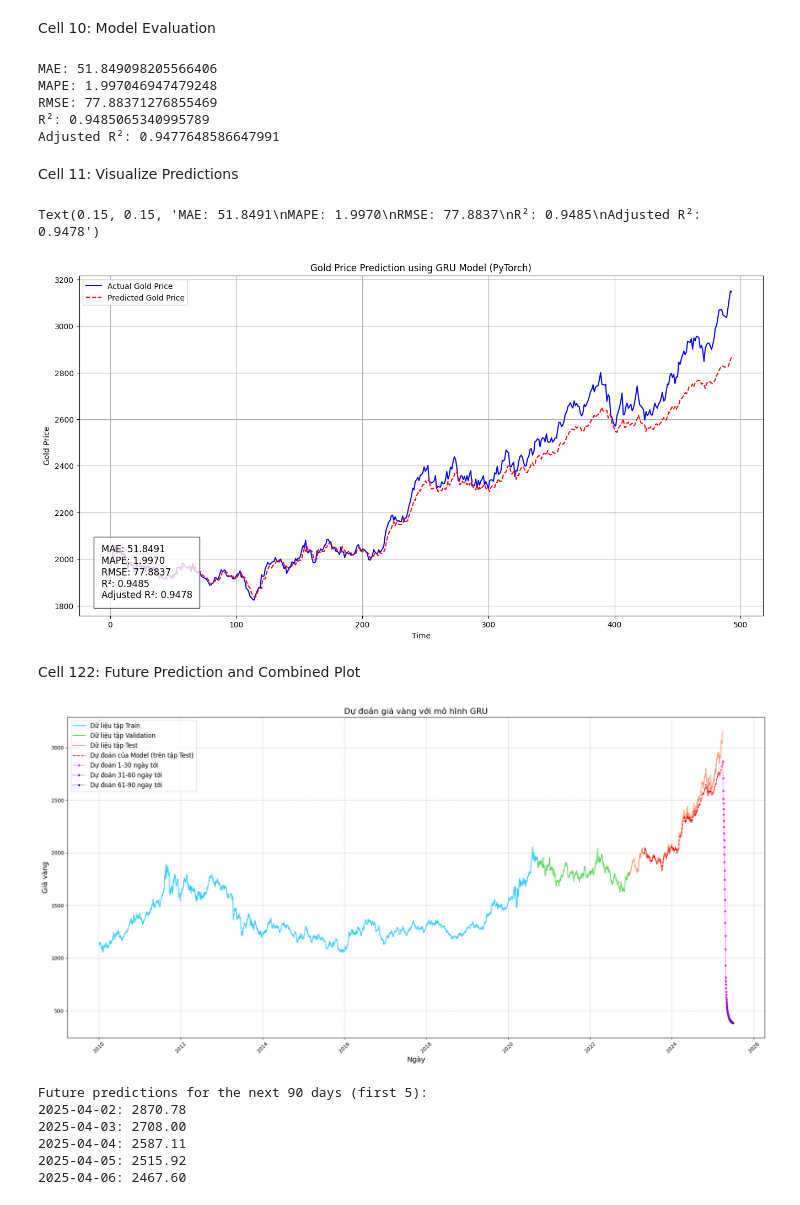
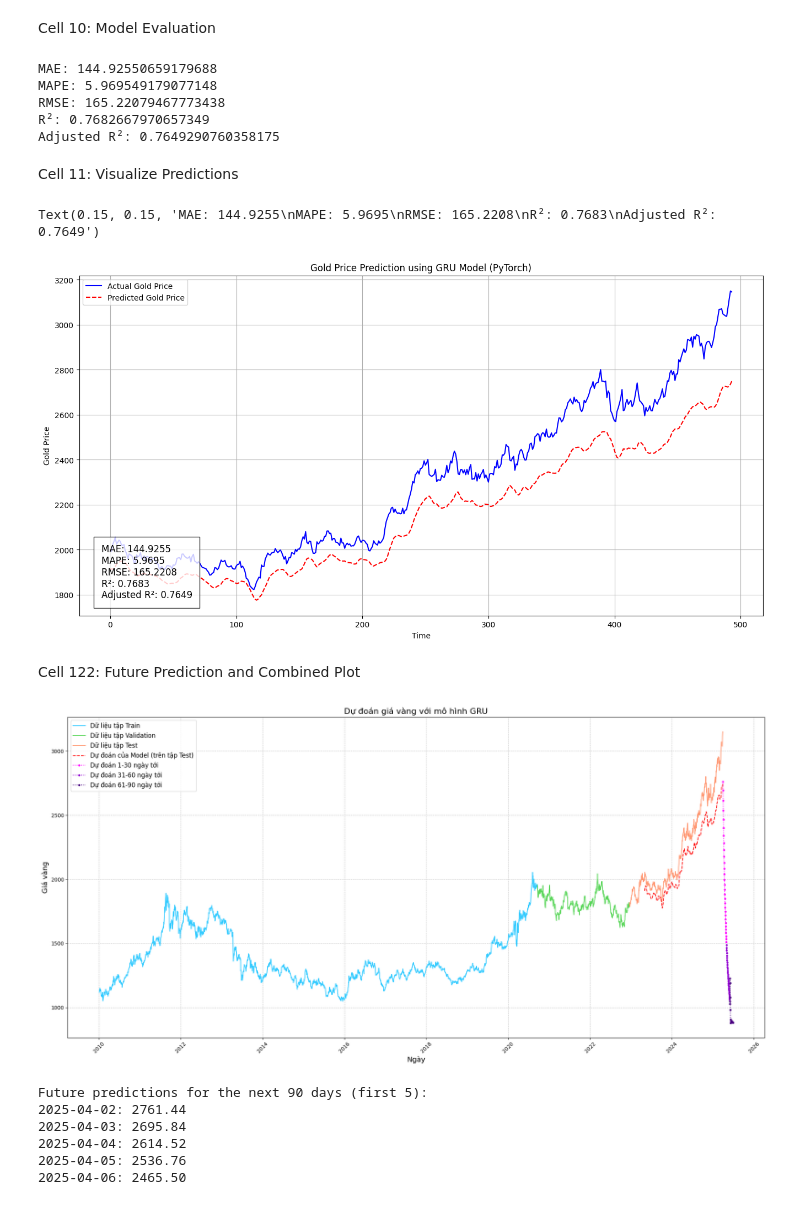
Before and after one commit to wienquyenn/IS403.P23-Gold, a Jupyter notebook: Notebooks/Models/GRU/GRU_GOLD_70_15_15.ipynb, the cells around one changed output. Drawn from its saved outputs; the diff is of its cells as text; code cells hidden in the pictures.

```diff
--- a/Notebooks/Models/GRU/GRU_GOLD_70_15_15.ipynb
+++ b/Notebooks/Models/GRU/GRU_GOLD_70_15_15.ipynb
@@ -216,10 +216,10 @@ val_dataset = TimeSeriesDataset(X_val_seq, y_val_seq)
 test_dataset = TimeSeriesDataset(X_test_seq, y_test_seq)
 
 # Create data loaders
-batch_size = 32
-train_loader = DataLoader(train_dataset, batch_size=batch_size, shuffle=True)
-val_loader = DataLoader(val_dataset, batch_size=batch_size)
-test_loader = DataLoader(test_dataset, batch_size=batch_size)
+batch_size = 128
+train_loader = DataLoader(train_dataset, batch_size=batch_size, shuffle=False)
+val_loader = DataLoader(val_dataset, batch_size=batch_size, shuffle=False)
+test_loader = DataLoader(test_dataset, batch_size=batch_size, shuffle=False)
 # %% [markdown]
 Cell 7: Build GRU Model with PyTorch
 # %%
@@ -269,10 +269,10 @@ class GRUModel(nn.Module):
 
 # Set model parameters
 input_dim = X_train_scaled.shape[1]  # Number of features
-hidden_dim = 64  # Hidden layer dimension
-layer_dim = 2  # Number of GRU layers
+hidden_dim = 256  # Hidden layer dimension
+layer_dim = 4  # Number of GRU layers
 output_dim = 1  # Output dimension (predicting gold price)
-dropout_prob = 0.2  # Dropout probability
+dropout_prob = 0.3 # Dropout probability
 
 # Create the model
 model = GRUModel(input_dim, hidden_dim, layer_dim, output_dim, dropout_prob)
@@ -516,11 +516,11 @@ metrics = calculate_metrics(y_test_actual, test_predictions, n, p)
 for metric_name, metric_value in metrics.items():
     print(f"{metric_name}: {metric_value}")
 # %% [output]
-MAE: 51.849098205566406
-MAPE: 1.997046947479248
-RMSE: 77.88371276855469
-R²: 0.9485065340995789
-Adjusted R²: 0.9477648586647991
+MAE: 144.92550659179688
+MAPE: 5.969549179077148
+RMSE: 165.22079467773438
+R²: 0.7682667970657349
+Adjusted R²: 0.7649290760358175
 # %% [markdown]
 Cell 11: Visualize Predictions
 # %%
@@ -538,8 +538,8 @@ plt.grid(True)
 metrics_text = '\n'.join([f"{key}: {value:.4f}" for key, value in metrics.items()])
 plt.figtext(0.15, 0.15, metrics_text, fontsize=12, bbox={'facecolor': 'white', 'alpha': 0.8, 'pad': 10})
 # %% [output]
-Text(0.15, 0.15, 'MAE: 51.8491\nMAPE: 1.9970\nRMSE: 77.8837\nR²: 0.9485\nAdjusted R²: 0.9478')
+Text(0.15, 0.15, 'MAE: 144.9255\nMAPE: 5.9695\nRMSE: 165.2208\nR²: 0.7683\nAdjusted R²: 0.7649')
-[figure, old version]
+[figure, new version]
 # %% [markdown]
 Cell 122: Future Prediction and Combined Plot
 # %%
@@ -650,38 +650,38 @@ plt.plot(test_plot_predictions.index, test_plot_predictions, label='Dự đoán
 
 # Segment future predictions
 future_predictions_series = pd.Series(future_predictions_actual, index=future_dates)
 preds_0_30 = future_predictions_series.iloc[0:30]
 preds_30_60 = future_predictions_series.iloc[30:60]
 preds_60_90 = future_predictions_series.iloc[60:90]
 
 plt.plot(preds_0_30.index, preds_0_30,
          label=f'Dự đoán 1-30 ngày tới', color='magenta', linestyle=':', marker='o', markersize=3, linewidth=1.5)
 plt.plot(preds_30_60.index, preds_30_60,
          label=f'Dự đoán 31-60 ngày tới', color='darkviolet', linestyle=':', marker='o', markersize=3, linewidth=1.5)
 plt.plot(preds_60_90.index, preds_60_90,
          label=f'Dự đoán 61-90 ngày tới', color='indigo', linestyle=':', marker='o', markersize=3, linewidth=1.5)
 
 plt.title('Dự đoán giá vàng với mô hình GRU', fontsize=16)
 plt.xlabel('Ngày', fontsize=14)
 plt.ylabel('Giá vàng', fontsize=14)
 plt.legend(fontsize=12)
 plt.grid(True, linestyle='--', alpha=0.7)
 plt.xticks(rotation=45)
 plt.tight_layout() # Adjust layout to prevent overlapping labels
 
-output_charts_dir = 'D:/TunTun/HTTT2022.2/IS403.P23-Gold/Outputs/Predictions/GRU'
+output_charts_dir = '../../Outputs/Predictions/GRU'
 os.makedirs(output_charts_dir, exist_ok=True)
 plt.savefig(os.path.join(output_charts_dir, 'GRU_future_prediction_70_15_15.png'), dpi=300, bbox_inches='tight')
 plt.show()
 
 print(f"Future predictions for the next {N_FUTURE_DAYS} days (first 5):")
 for i in range(min(5, N_FUTURE_DAYS)):
     print(f"{future_dates[i].strftime('%Y-%m-%d')}: {future_predictions_actual[i]:.2f}")
 # %% [output]
-[figure, old version]
+[figure, new version]
 Future predictions for the next 90 days (first 5):
-2025-04-02: 2870.78
-2025-04-03: 2708.00
-2025-04-04: 2587.11
-2025-04-05: 2515.92
-2025-04-06: 2467.60
+2025-04-02: 2761.44
+2025-04-03: 2695.84
+2025-04-04: 2614.52
+2025-04-05: 2536.76
+2025-04-06: 2465.50
```
Also changed, not shown: parts of 3 cells of this notebook, 5 other files.
